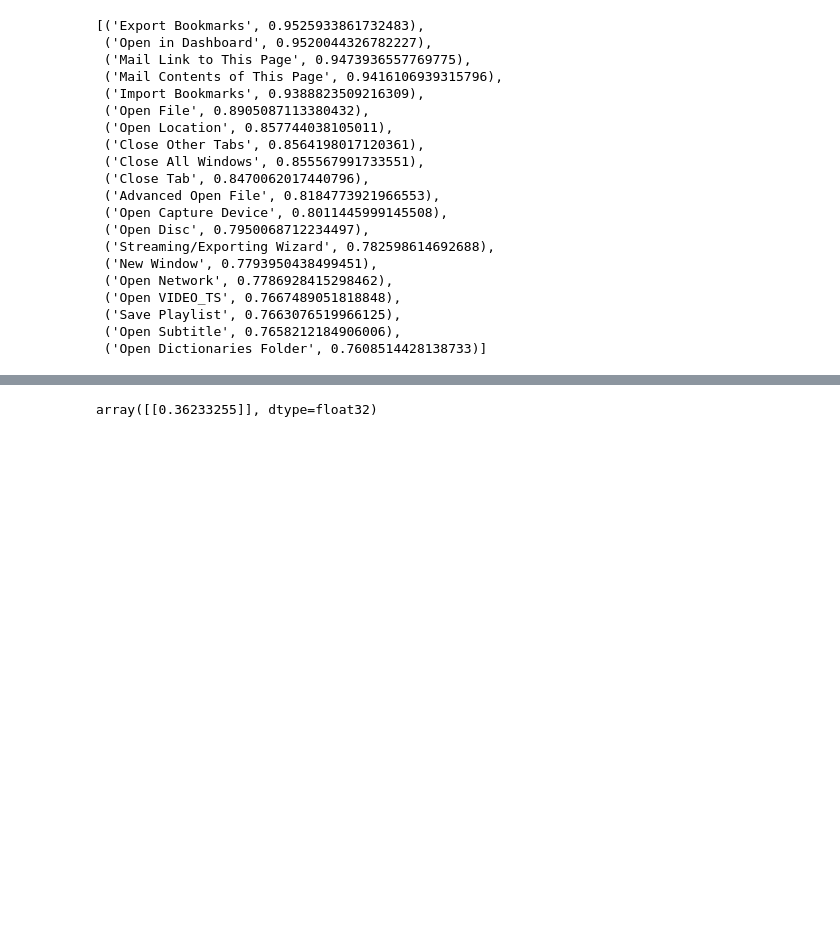
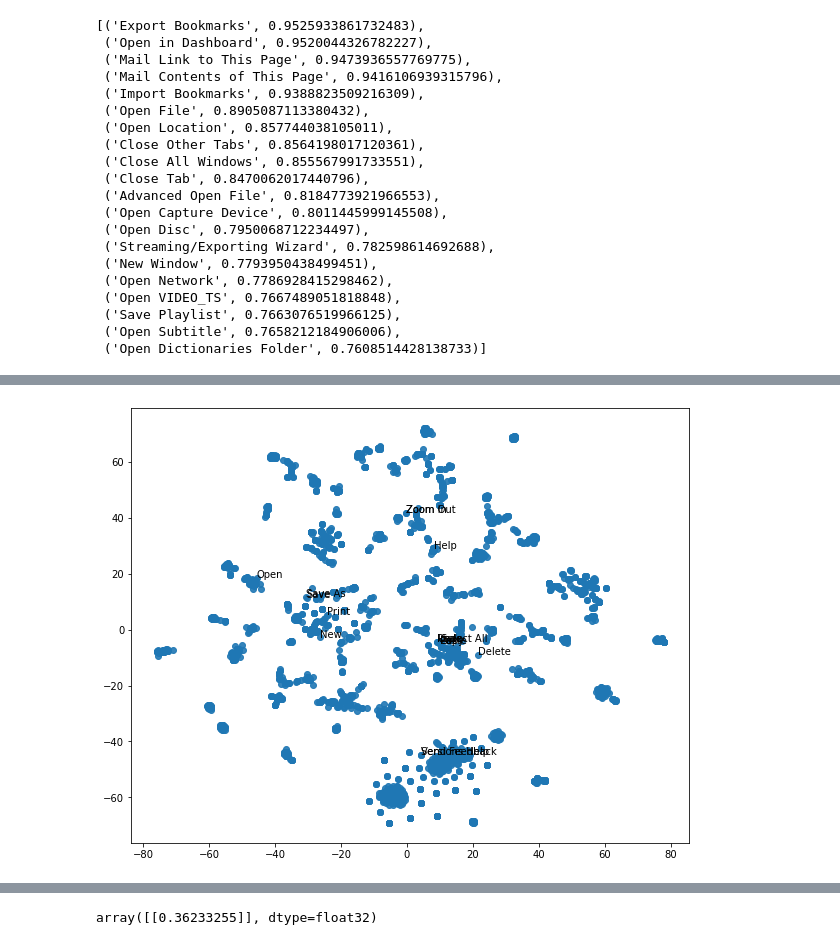
Before and after one commit to kargaranamir/Menu2vec, a Jupyter notebook: Paper Code.ipynb, the cells around one changed output, grey strips where cells are left out. Saved outputs shown, nothing was run; the diff lists cells and outputs as text; code cells hidden in the pictures; blank space fills up the shorter version.

```diff
--- a/Paper Code.ipynb
+++ b/Paper Code.ipynb
@@ -118,0 +164,21 @@ adjust_text(texts) #adjusting annotations
+# %%
+# Retrieve node embeddings and corresponding subjects
+node_ids = list(model.wv.index_to_key)  # list of node IDs
+node_embeddings = model.wv.vectors  # numpy.ndarray of size number of nodes times embeddings dimensionality
+# Apply t-SNE transformation on node embeddings
+tsne = TSNE(n_components=2)
+node_embeddings_2d = tsne.fit_transform(node_embeddings)
+# %%
+alpha=0.9
+plt.figure(figsize=(10,8))
+plt.scatter(node_embeddings_2d[:,0],
+            node_embeddings_2d[:,1],
+            cmap="jet", alpha=alpha)
+
+
+
+for i, txt in enumerate(node_ids):
+    if txt in command_list:
+        plt.annotate(txt, (node_embeddings_2d[:,0][i], node_embeddings_2d[:,1][i]))
+# %% [output]
+[figure, added]
```
Also changed, not shown: parts of 11 cells of this notebook, 2 other files.
